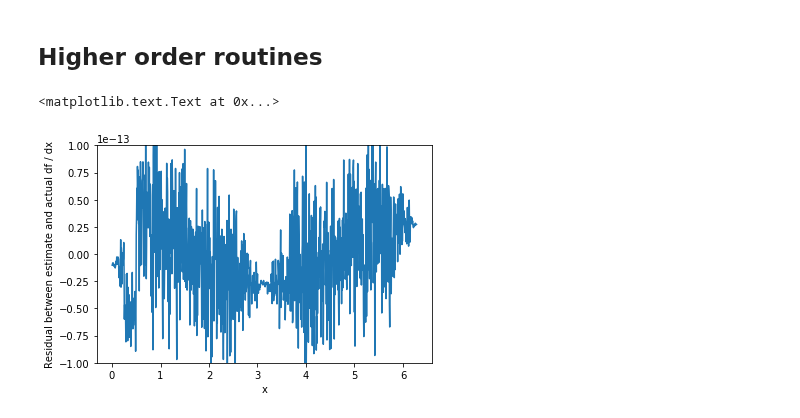
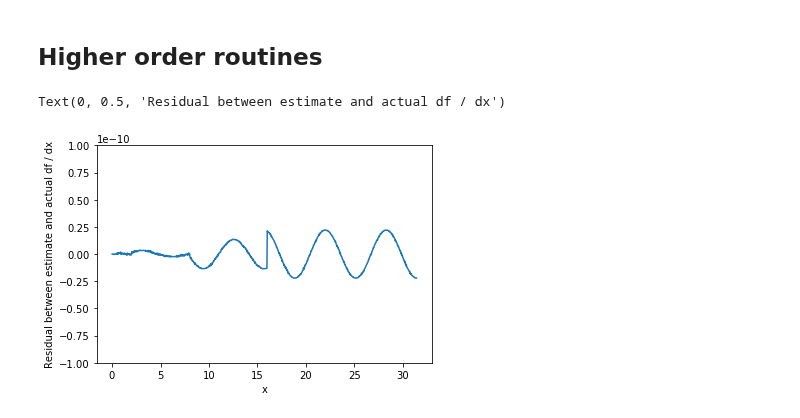
Before and after one commit to blanton144/computational, a Jupyter notebook: docs/notebooks/differentiation.ipynb, the cells around one changed output. Saved outputs shown, nothing was run; the diff lists cells and outputs as text; code cells hidden in the pictures.

```diff
--- a/docs/notebooks/differentiation.ipynb
+++ b/docs/notebooks/differentiation.ipynb
@@ -43,14 +48,14 @@ def diff_correct(func=None, x=None, dx=None):
             diff_central(func=func, x=x, dx=dx)) / 3.)
 # %%
 num = 1000
-x = 2. * np.pi * (np.arange(num, dtype=np.float64) + 0.5) / np.float64(num)
+x = 5 * 2. * np.pi * (np.arange(num, dtype=np.float64) + 0.5) / np.float64(num)
 f = np.sin(x)
-dfdx = diff_correct(func=np.sin, x=x, dx=3.e-3)
+dfdx = diff_correct(func=np.sin, x=x, dx=3.e-4)
 # %%
 plt.plot(x, dfdx - np.cos(x))
-plt.ylim((-1.e-13, 1.e-13))
+plt.ylim((-1.e-10, 1.e-10))
 plt.xlabel('x')
 plt.ylabel('Residual between estimate and actual df / dx')
 # %% [output]
-<matplotlib.text.Text at 0x...>
+Text(0, 0.5, 'Residual between estimate and actual df / dx')
-[figure, old version]
+[figure, new version]
```
Also changed, not shown: parts of 4 cells of this notebook, 17 other files.
